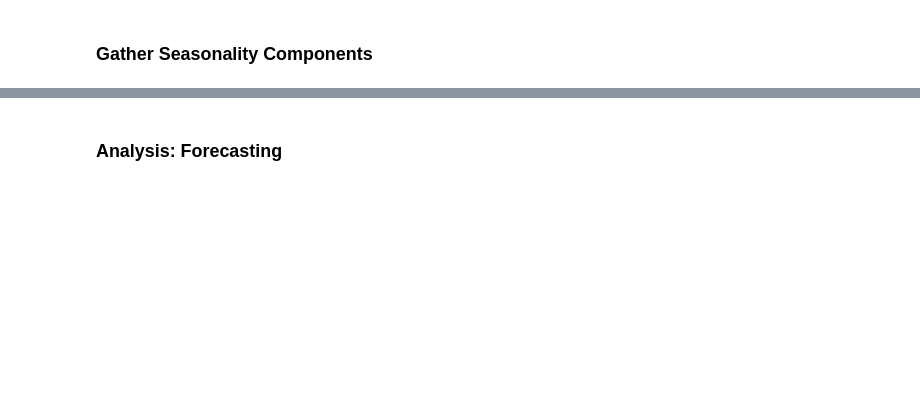
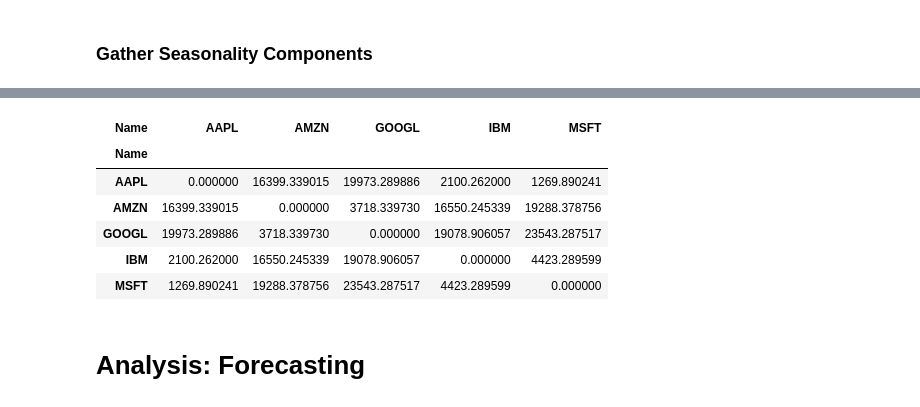
Before and after one commit to 1shman/DJIA_time_series_analysis, a Jupyter notebook: analysis.ipynb, the cells around one changed output, grey strips where cells are left out. Drawn from its saved outputs; the diff is of its cells as text; code cells hidden in the pictures; blank space fills up the shorter version.

```diff
--- a/analysis.ipynb
+++ b/analysis.ipynb
@@ -106,2 +217,12 @@ plt.show()
+# %%
+np.sqrt(calc_dtw_cost(tech_df.copy()))
+# %% [output]
+| Name | AAPL | AMZN | GOOGL | IBM | MSFT |
+| Name |  |  |  |  |  |
+| AAPL | 0.000000 | 16399.339015 | 19973.289886 | 2100.262000 | 1269.890241 |
+| AMZN | 16399.339015 | 0.000000 | 3718.339730 | 16550.245339 | 19288.378756 |
+| GOOGL | 19973.289886 | 3718.339730 | 0.000000 | 19078.906057 | 23543.287517 |
+| IBM | 2100.262000 | 16550.245339 | 19078.906057 | 0.000000 | 4423.289599 |
+| MSFT | 1269.890241 | 19288.378756 | 23543.287517 | 4423.289599 | 0.000000 |
 # %% [markdown]
-### Analysis: Forecasting ###
+# Analysis: Forecasting #
```
Also changed, not shown: parts of 13 cells of this notebook, 1 other file.
